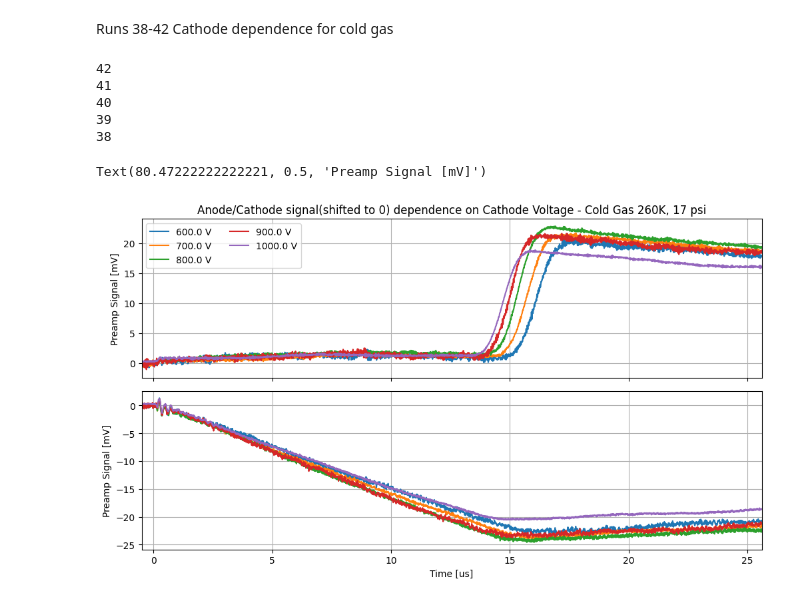
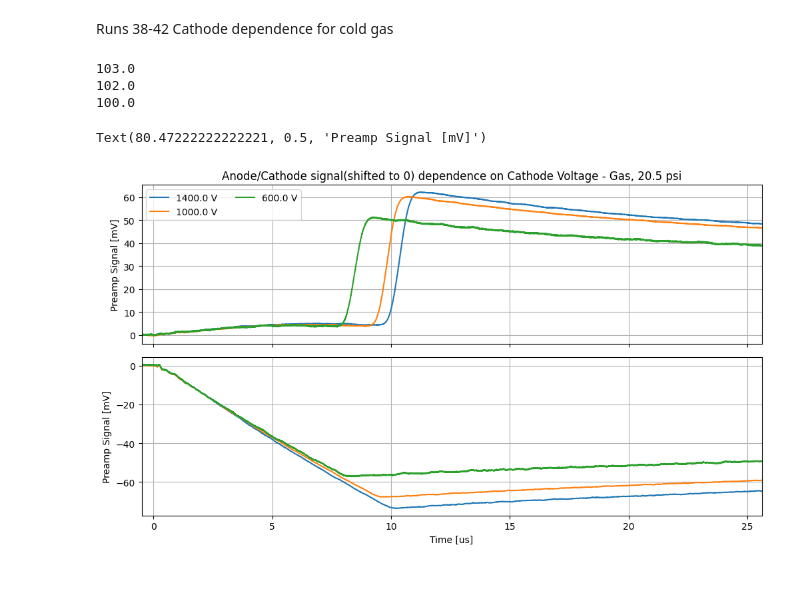
Before and after one commit to jbane11/nexo, a Jupyter notebook: Lab028/osci/osci_analysis.v3.ipynb, the cells around one changed output. Saved outputs shown, nothing was run; the diff lists cells and outputs as text; code cells hidden in the pictures.

```diff
--- a/Lab028/osci/osci_analysis.v3.ipynb
+++ b/Lab028/osci/osci_analysis.v3.ipynb
@@ -9,3 +9,10 @@ import os
 from scipy.optimize import curve_fit
 import scipy
 from scipy.fft import fft, rfft, irfft,ifft,fftfreq
+
+#Read in the runlist
+Runlist= pd.read_table("Runlist.tsv")
+Runlist["RN"]=pd.to_numeric(Runlist["RN"])
+
+#varible for location of data, relative to this directory.
+env_var_wavefromloc ="data/waveforms/"
@@ -25,7 +60,9 @@ Small Function to get Wavefrom data from an entry in a runlist
 def GetWaveform(RL_entry,wavenumber=11):
     DF=pd.DataFrame()
     Lineone=""
-    dirpath = "data/waveforms/%s/%s-%s%05d"%(int(RL_entry["Date"]),int(RL_entry["Date"]),int(RL_entry["Config Number"]),int(RL_entry["Run Number"]))
+
+    waveform_loc=env_var_wavefromloc
+    dirpath = waveform_loc+"%s/%s-%s%05d"%(int(RL_entry["Date"]),int(RL_entry["Date"]),int(RL_entry["Config Number"]),int(RL_entry["Run Number"]))
     #print(dirpath)
     if os.path.exists(dirpath):
         file="%s-%s%05d*%d.csv"%(int(RL_entry["Date"]),int(RL_entry["Config Number"]),int(RL_entry["Run Number"]),wavenumber)
@@ -39,9 +76,18 @@ def GetWaveform(RL_entry,wavenumber=11):
         else:
             print("Try new waveform")
             print(glob.glob(dirpath + "/*"))
+
         for name in DF.keys():
+
             if "(2)" in name:
                 DF=DF.rename(columns={name:name.replace(" (2)","")},errors="raise")
+            elif "(B)" in name:
+
+                DF=DF.rename(columns={name:"Average Cathode"},errors="raise")
+            elif "(C)" in name:
+                DF=DF.rename(columns={name:name.replace("average(C)","Average Anode")},errors="raise")
+
+
         #print(DF.keys())
         units = Lineone.split(",")
         for i,unit in enumerate(units):
@@ -49,9 +95,16 @@ def GetWaveform(RL_entry,wavenumber=11):
                 DF[DF.keys()[i]]=DF[DF.keys()[i]]*1000
 
 
+
     else:
         print("Try New Run")
         print(dirpath)
+
+
+    #if != pd.api.types.is_any_real_numeric_dtype(WF["Average Anode"]):
+
+
+
     return DF
 # %%
 GetWaveform(Runlist_q.iloc[1])
@@ -174,7 +231,7 @@ Text(92.09722222222221, 0.5, 'Preamp Signal [mV]')
 # %% [markdown]
 Runs 38-42 Cathode dependence for cold gas
 # %%
-Runlist_q = Runlist.query("RN >= 38 & RN <= 42")
+Runlist_q = Runlist.query("RN >= 100 & RN <= 103 & RN != 101")
 Runlist_q
 fig, plots = plt.subplots(2, 1, figsize=(10,5.5),sharex=True)
 
@@ -190,46 +247,45 @@ for i, entry in enumerate(Runlist_q[::-1].iloc()):
     print(entry["RN"])
     WF=GetWaveform(entry)
 
-    #print(WF[1:2])
+    #print(WF.keys())
 
     Run={}
     Run["info"]=entry
     Run["wavefrom"]=WF
     Runs.append(Run)
-
+    #print(WF[0:20:1]["Average Anode"])
+    #print(np.average(WF[0:20:1]["Average Anode"]))
     norm_amp_anode=np.average(WF[0:20:1]["Average Anode"])
     plots[0].errorbar(x=WF[::1]["Time"], y= WF[::1]["Average Anode"]-norm_amp_anode, fmt ="", label="%s %s"%(entry[Label], unit) )
 
 
     norm_amp_cathode=np.average(WF[0:20:1]["Average Cathode"])
     plots[1].errorbar(x=WF[::1]["Time"], y= WF[::1]["Average Cathode"]-norm_amp_cathode, fmt ="", label="%s %s"%(entry[Label], unit) )
 
 
     #plots.errorbar(x=WF["Time"], y=WF["Average Cathode"])
 #plt.subplots_adjust(hspace=None)
 plt.tight_layout()
 plots[0].grid(True)
 #plots[0].set_xlabel("Time [us]")
 plots[0].set_ylabel("Preamp Signal [mV]")
 #plots[0].set_ylim(0,52)
 
 
-plots[0].set_title("Anode/Cathode signal(shifted to 0) dependence on %s - Cold Gas 260K, 17 psi"%(Label))
+plots[0].set_title("Anode/Cathode signal(shifted to 0) dependence on %s - Gas, 20.5 psi"%(Label))
 plots[0].legend(ncol=2)
 
 plots[1].set_xlim(-0.5,25.6)
 #plots[1].set_ylim(0,49)
 plots[1].grid(True)
 plots[1].set_xlabel("Time [us]")
 plots[1].set_ylabel("Preamp Signal [mV]")
 
 #plots[1].set_title("Cathode signal dependence on Laser Current")
 #plots[1].legend()
 # %% [output]
-42
-41
-40
-39
-38
+103.0
+102.0
+100.0
 Text(80.47222222222221, 0.5, 'Preamp Signal [mV]')
-[figure, old version]
+[figure, new version]
```
Also changed, not shown: parts of 12 cells of this notebook.
